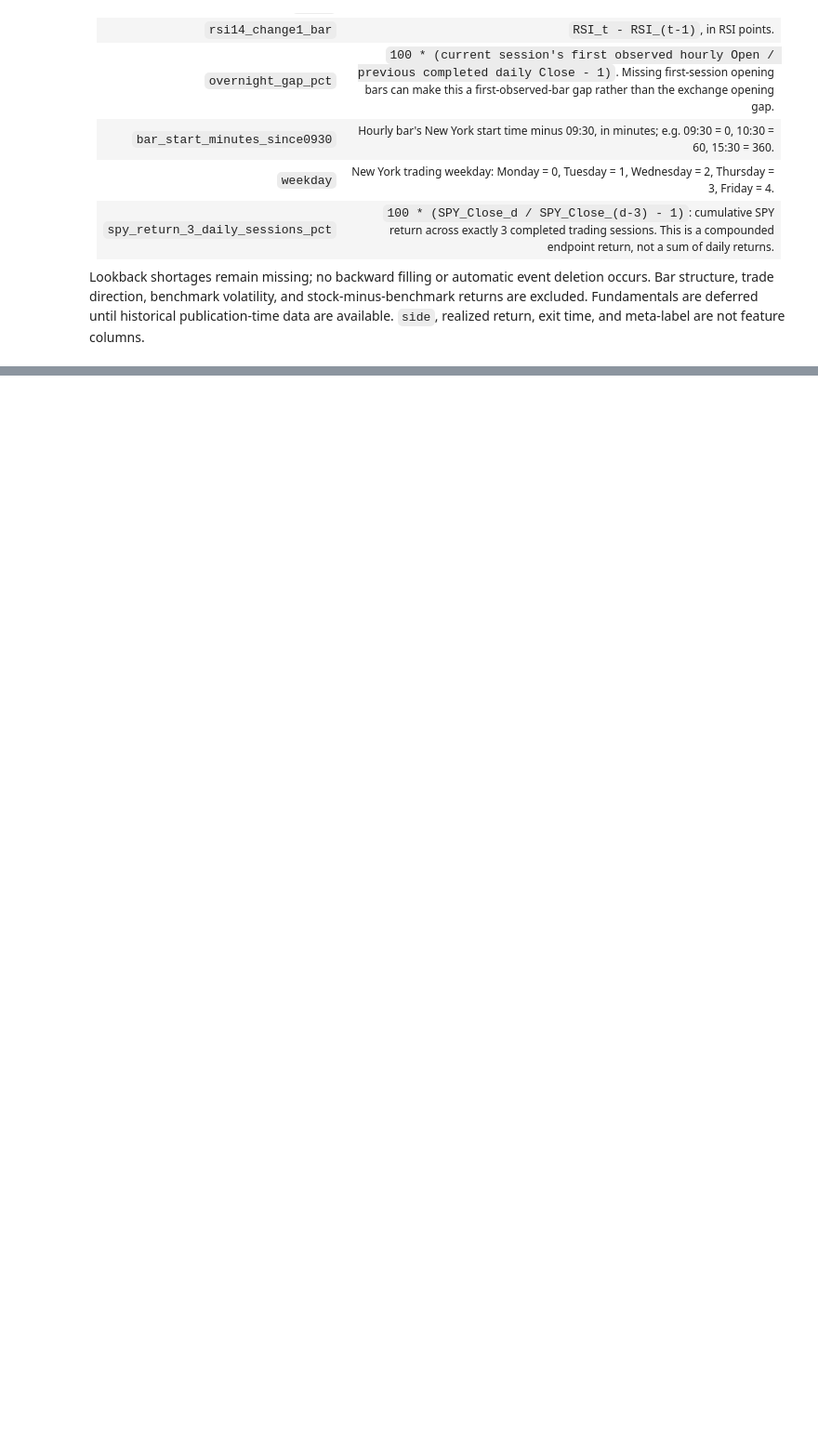
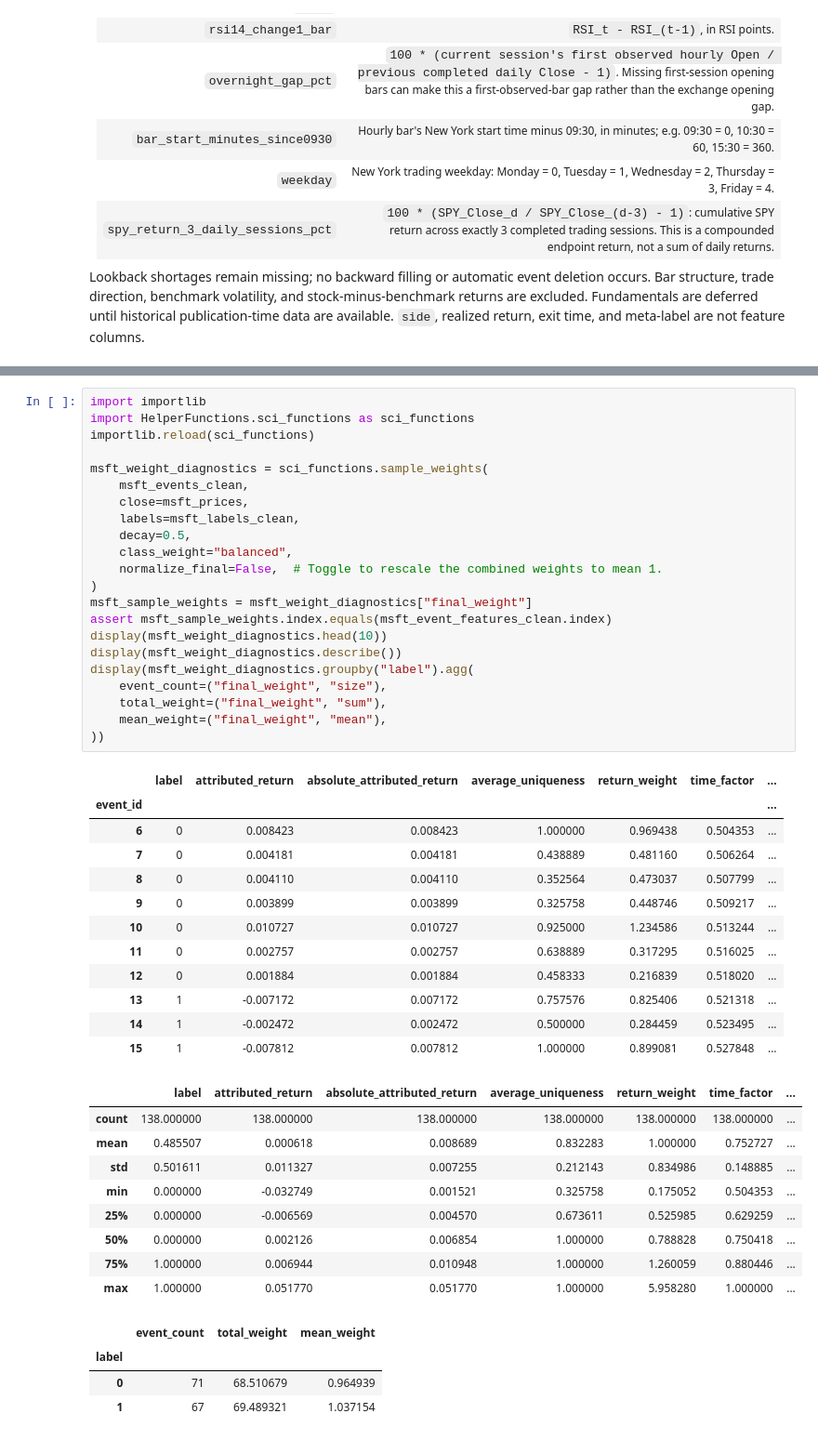
Before and after one commit to Bytb/QuantitativeMethods, a Jupyter notebook: AdvancedFinancialMachineLearning/Part1_DataAnalysis/1_RSI_MicrosoftStudy.ipynb, the cells around one changed output, grey strips where cells are left out. Shown at 93% size. Saved outputs shown, nothing was run; the diff lists cells and outputs as text; blank space fills up the shorter version.

```diff
--- a/AdvancedFinancialMachineLearning/Part1_DataAnalysis/1_RSI_MicrosoftStudy.ipynb
+++ b/AdvancedFinancialMachineLearning/Part1_DataAnalysis/1_RSI_MicrosoftStudy.ipynb
@@ -457,0 +629,48 @@ display(msft_event_features_clean.head())
+# %%
+import importlib
+import HelperFunctions.sci_functions as sci_functions
+importlib.reload(sci_functions)
+
+msft_weight_diagnostics = sci_functions.sample_weights(
+    msft_events_clean,
+    close=msft_prices,
+    labels=msft_labels_clean,
+    decay=0.5,
+    class_weight="balanced",
+    normalize_final=False,  # Toggle to rescale the combined weights to mean 1.
+)
+msft_sample_weights = msft_weight_diagnostics["final_weight"]
+assert msft_sample_weights.index.equals(msft_event_features_clean.index)
+display(msft_weight_diagnostics.head(10))
+display(msft_weight_diagnostics.describe())
+display(msft_weight_diagnostics.groupby("label").agg(
+    event_count=("final_weight", "size"),
+    total_weight=("final_weight", "sum"),
+    mean_weight=("final_weight", "mean"),
+))
+# %% [output]
+|  | label | attributed_return | absolute_attributed_return | average_uniqueness | return_weight | time_factor | ... |
+| event_id |  |  |  |  |  |  | ... |
+| 6 | 0 | 0.008423 | 0.008423 | 1.000000 | 0.969438 | 0.504353 | ... |
+| 7 | 0 | 0.004181 | 0.004181 | 0.438889 | 0.481160 | 0.506264 | ... |
+| 8 | 0 | 0.004110 | 0.004110 | 0.352564 | 0.473037 | 0.507799 | ... |
+| 9 | 0 | 0.003899 | 0.003899 | 0.325758 | 0.448746 | 0.509217 | ... |
+| 10 | 0 | 0.010727 | 0.010727 | 0.925000 | 1.234586 | 0.513244 | ... |
+| 11 | 0 | 0.002757 | 0.002757 | 0.638889 | 0.317295 | 0.516025 | ... |
+| 12 | 0 | 0.001884 | 0.001884 | 0.458333 | 0.216839 | 0.518020 | ... |
+| 13 | 1 | -0.007172 | 0.007172 | 0.757576 | 0.825406 | 0.521318 | ... |
+| 14 | 1 | -0.002472 | 0.002472 | 0.500000 | 0.284459 | 0.523495 | ... |
+| 15 | 1 | -0.007812 | 0.007812 | 1.000000 | 0.899081 | 0.527848 | ... |
+|  | label | attributed_return | absolute_attributed_return | average_uniqueness | return_weight | time_factor | ... |
+| count | 138.000000 | 138.000000 | 138.000000 | 138.000000 | 138.000000 | 138.000000 | ... |
+| mean | 0.485507 | 0.000618 | 0.008689 | 0.832283 | 1.000000 | 0.752727 | ... |
+| std | 0.501611 | 0.011327 | 0.007255 | 0.212143 | 0.834986 | 0.148885 | ... |
+| min | 0.000000 | -0.032749 | 0.001521 | 0.325758 | 0.175052 | 0.504353 | ... |
+| 25% | 0.000000 | -0.006569 | 0.004570 | 0.673611 | 0.525985 | 0.629259 | ... |
+| 50% | 0.000000 | 0.002126 | 0.006854 | 1.000000 | 0.788828 | 0.750418 | ... |
+| 75% | 1.000000 | 0.006944 | 0.010948 | 1.000000 | 1.260059 | 0.880446 | ... |
+| max | 1.000000 | 0.051770 | 0.051770 | 1.000000 | 5.958280 | 1.000000 | ... |
+|  | event_count | total_weight | mean_weight |
+| label |  |  |  |
+| 0 | 71 | 68.510679 | 0.964939 |
+| 1 | 67 | 69.489321 | 1.037154 |
```
Also changed, not shown: parts of 9 cells of this notebook, 4 other files.
